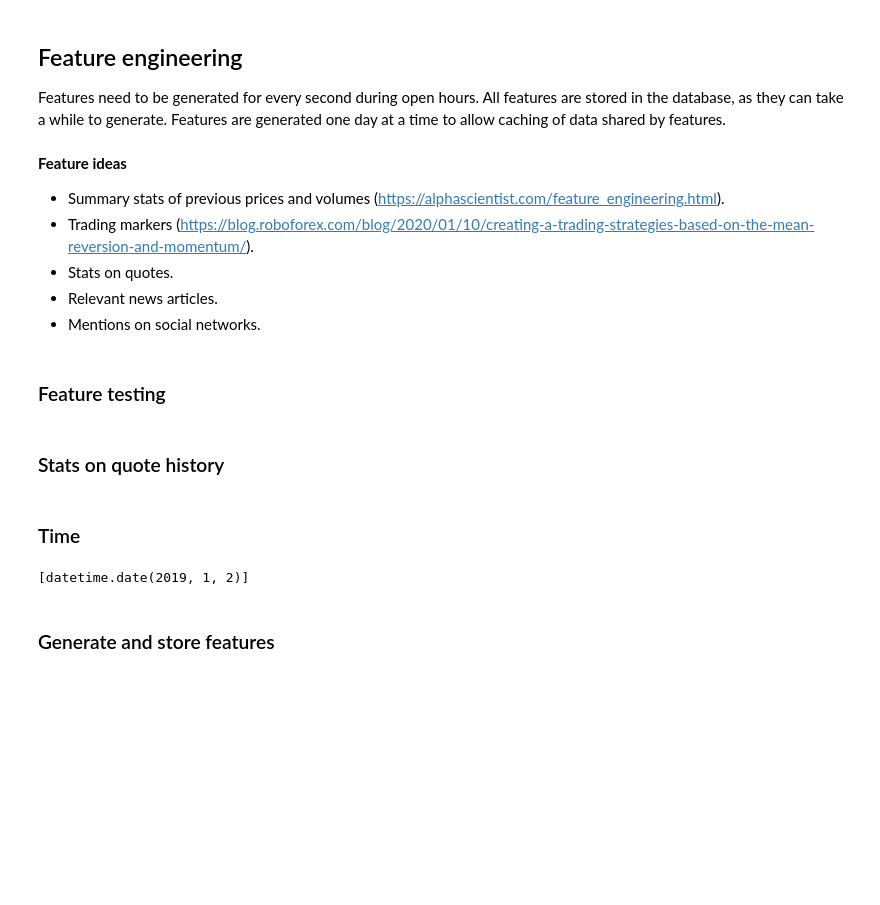
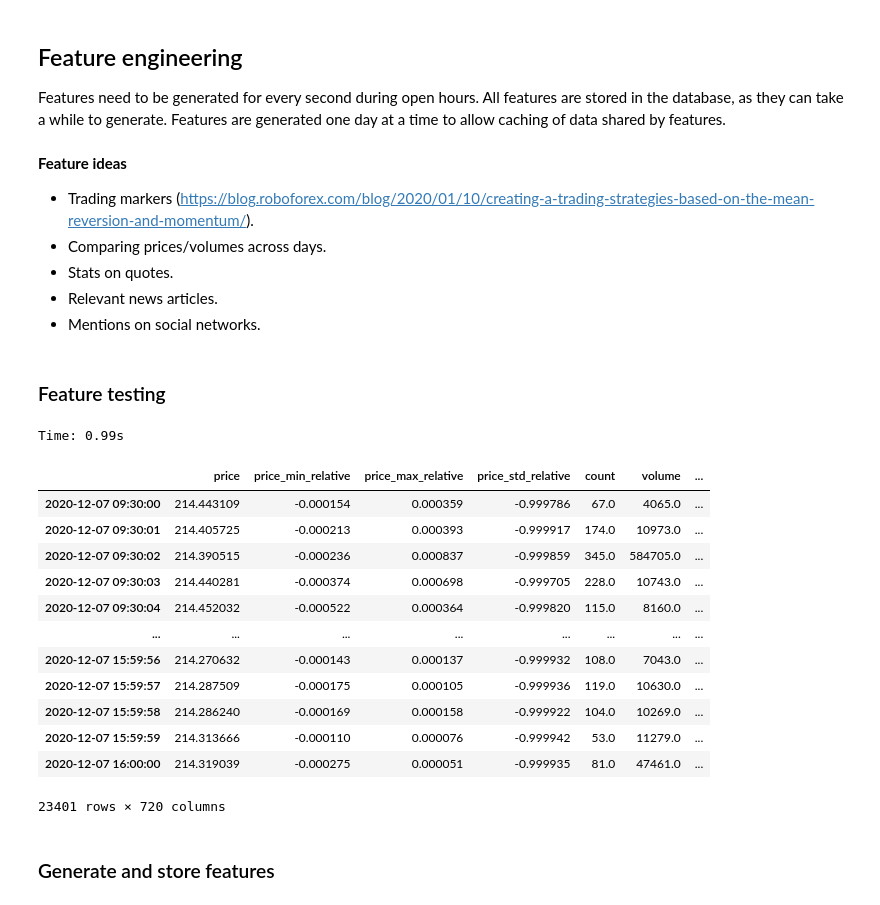
Before and after one commit to dwitvliet/project-stock-trading, a Jupyter notebook: stock_prediction.ipynb, the cells around one changed output. Saved outputs shown, nothing was run; the diff lists cells and outputs as text; code cells hidden in the pictures; blank space fills up the shorter version.

```diff
--- a/stock_prediction.ipynb
+++ b/stock_prediction.ipynb
@@ -221,8 +218,8 @@ Features need to be generated for every second during open hours. All features a
 
 **Feature ideas**
 
-- Summary stats of previous prices and volumes (https://alphascientist.com/feature_engineering.html).
 - Trading markers (https://blog.roboforex.com/blog/2020/01/10/creating-a-trading-strategies-based-on-the-mean-reversion-and-momentum/).
+- Comparing prices/volumes across days.
 - Stats on quotes.
 - Relevant news articles.
 - Mentions on social networks.
@@ -231,21 +228,26 @@ Features need to be generated for every second during open hours. All features a
 # %%
 ticker = 'MSFT'
 date = datetime.date(2020, 12, 7)
 params = {}
 
 with utils.timer():
-    df = feature.simple_properties.bar_trends(ticker, date, params)
-df.head(50)
-df['test'] = df['price_inc_sign'].eq(1).groupby((df['price_inc_sign'] != df['price_inc_sign'].shift()).cumsum()).transform('cumsum')
-df[['5S_price_since_down', 'price_inc_sign']].head(50)
+    df = bar_changes.recent_bar_changes(ticker, date, params)
+df
+# %% [output]
+Time: 0.99s
+|  | price | price_min_relative | price_max_relative | price_std_relative | count | volume | ... |
+| 2020-12-07 09:30:00 | 214.443109 | -0.000154 | 0.000359 | -0.999786 | 67.0 | 4065.0 | ... |
+| 2020-12-07 09:30:01 | 214.405725 | -0.000213 | 0.000393 | -0.999917 | 174.0 | 10973.0 | ... |
+| 2020-12-07 09:30:02 | 214.390515 | -0.000236 | 0.000837 | -0.999859 | 345.0 | 584705.0 | ... |
+| 2020-12-07 09:30:03 | 214.440281 | -0.000374 | 0.000698 | -0.999705 | 228.0 | 10743.0 | ... |
+| 2020-12-07 09:30:04 | 214.452032 | -0.000522 | 0.000364 | -0.999820 | 115.0 | 8160.0 | ... |
+| ... | ... | ... | ... | ... | ... | ... | ... |
+| 2020-12-07 15:59:56 | 214.270632 | -0.000143 | 0.000137 | -0.999932 | 108.0 | 7043.0 | ... |
+| 2020-12-07 15:59:57 | 214.287509 | -0.000175 | 0.000105 | -0.999936 | 119.0 | 10630.0 | ... |
+| 2020-12-07 15:59:58 | 214.286240 | -0.000169 | 0.000158 | -0.999922 | 104.0 | 10269.0 | ... |
+| 2020-12-07 15:59:59 | 214.313666 | -0.000110 | 0.000076 | -0.999942 | 53.0 | 11279.0 | ... |
+| 2020-12-07 16:00:00 | 214.319039 | -0.000275 | 0.000051 | -0.999935 | 81.0 | 47461.0 | ... |
+23401 rows × 720 columns
-# %% [markdown]
-### Stats on quote history
-# %% [markdown]
-### Time
-# %%
-db.get_stored_dates_for_feature('MSFT', 'tar')
-# %% [output]
-[datetime.date(2019, 1, 2)]
 # %% [markdown]
 ### Generate and store features
 # %%
```
Also changed, not shown: parts of 2 cells of this notebook, 1 other file.
